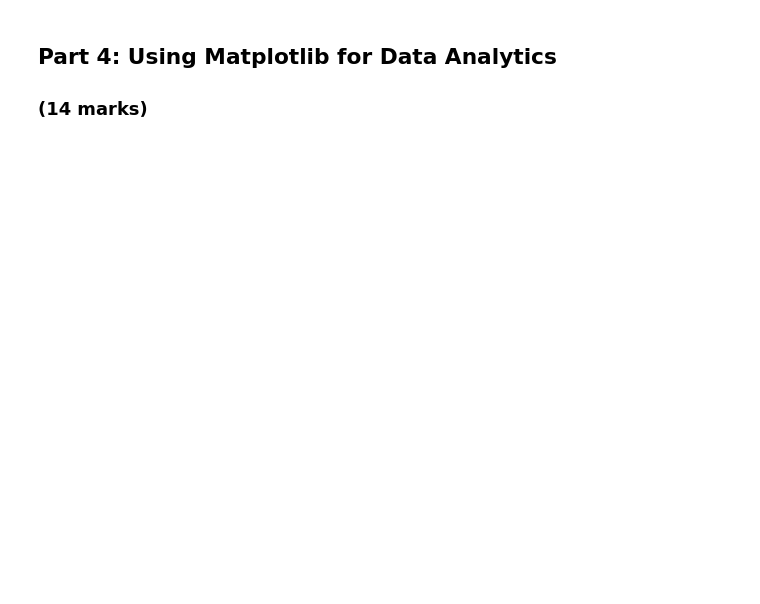
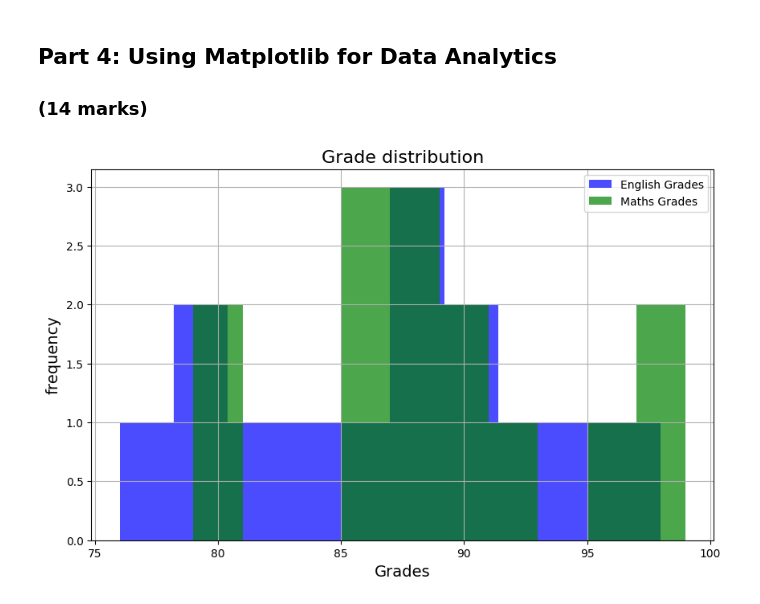
Before and after one commit to akosua-gyimah/engg680_2024_fall, a Jupyter notebook: lab Assignment 1/student Grade management system.ipynb, the cells around one changed output. Saved outputs shown, nothing was run; the diff lists cells and outputs as text; code cells hidden in the pictures; blank space fills up the shorter version.

```diff
--- a/lab Assignment 1/student Grade management system.ipynb
+++ b/lab Assignment 1/student Grade management system.ipynb
@@ -485,27 +502,32 @@ newIndex
 # %%
 # Let's use matplotlib to display a histogram of the grades distribution
 # Histograms are useful for seeing the distribution of the students grades
 
 plt.figure(figsize=(10, 6))
 plt.hist(df_studentGrades['englishGrade'], bins=10, alpha=0.7, label='English Grades', color='blue')
 
 # Step 1: Use the line above as reference to create a histogram for the math grades
 # (1 mark)
-#
+plt.hist(df_studentGrades['mathGrade'], bins=10, alpha=0.7, label='Maths Grades', color='green')
 
 # Step 2: Ensure that your plot is descriptive, so use labels (x and y axis), a title, and a legend.
 # Hint: Use the matplotlib .legend(loc='<location>') to add and place the legend.
 # You can use 'upper left', 'upper right', 'lower left', and 'lower right' to specify the location.
 # (4 marks)
-#
+plt.xlabel('Grades',fontsize=14)
+plt.ylabel('frequency',fontsize=14)
+plt.title('Grade distribution',fontsize=16)
+plt.legend(loc='upper right')
 plt.grid(True)
 
 # Step 3: Use the .savefig('<image_title>'.png) to output an image file of the histogram.
 # Please be sure to use a descriptive title!
 # (1 mark)
-#
+plt.savefig('Grade_distrubution.png')
 
 plt.show()
+# %% [output]
+[figure, added]
 # %%
 # Let's also use matplotlib to display a scatter plot of English vs. Math grades
 # Scatter plots are useful for seeing the relationship between two variables
```
Also changed, not shown: parts of 18 cells of this notebook, 3 other files.
